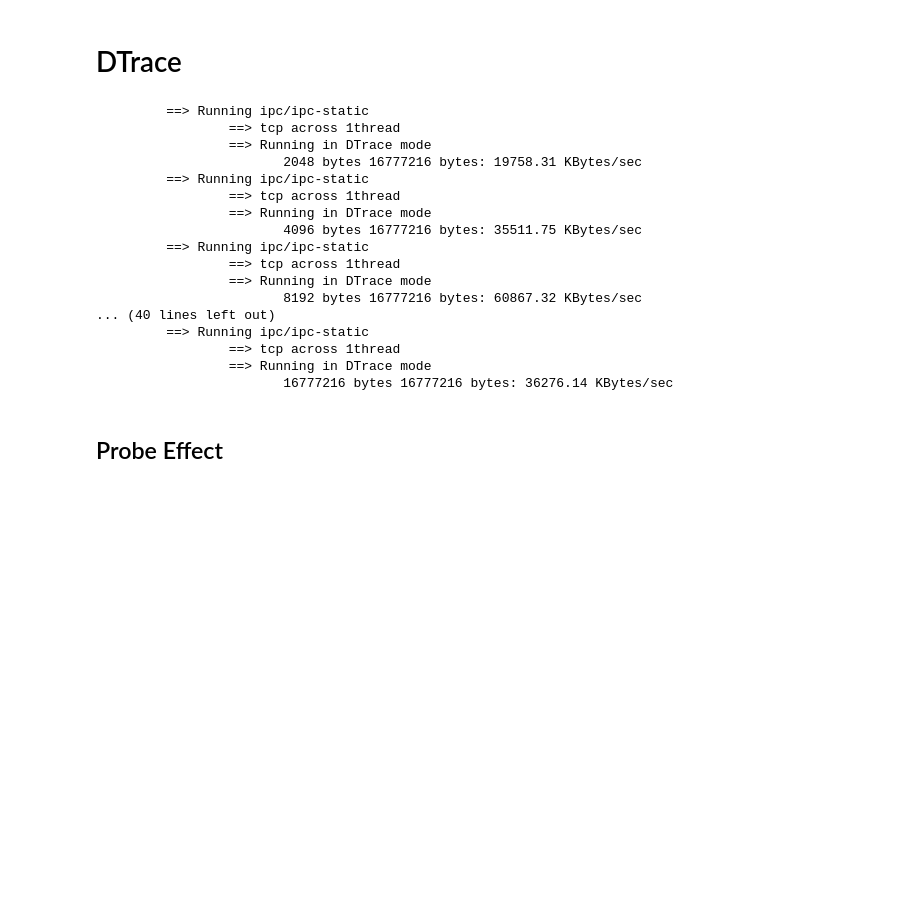
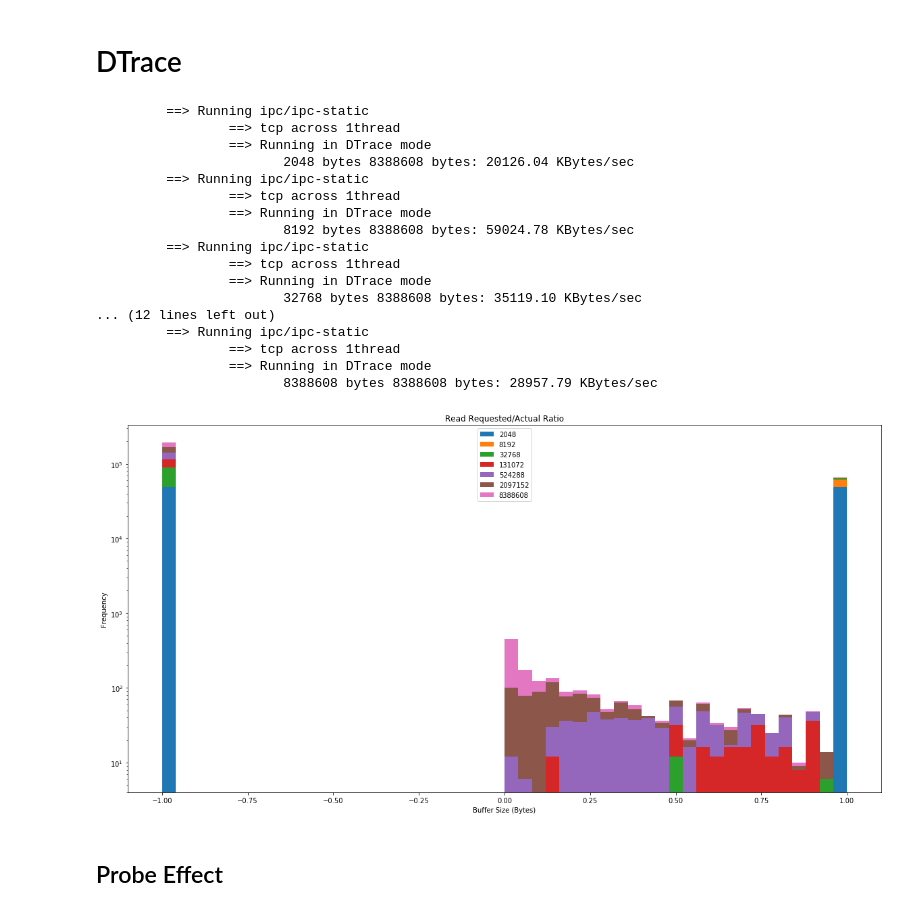
Before and after one commit to Michael137/os, a Jupyter notebook: l41-labs/lab2/lab2.ipynb, the cells around one changed output. Drawn from its saved outputs; the diff is of its cells as text; code cells hidden in the pictures; blank space fills up the shorter version.

Commit message:
make histogram more readable

```diff
--- a/l41-labs/lab2/lab2.ipynb
+++ b/l41-labs/lab2/lab2.ipynb
@@ -788,7 +788,7 @@ p.legend(["socketpair (matching buffer size)", "socketpair"])
 # DTrace
 # %%
 BUF_START = 512
-BUFFER_SIZES = [BUF_START * 2 ** exp for exp in range(2,16)]
+BUFFER_SIZES = [BUF_START * 2 ** exp for exp in range(2, 16, 2)] # step == 2: even numbers
 TOT_SIZES = [BUFFER_SIZES[-1]] # Keep constant at default 16MB (last value of BUFFER_SIZES)
 DTRACE_RUNS = 1
 RUNS = 12
@@ -875,23 +875,25 @@ for tot_sz in TOT_SIZES:
          ==> Running ipc/ipc-static
                  ==> tcp across 1thread
                  ==> Running in DTrace mode
-                        2048 bytes 16777216 bytes: 19758.31 KBytes/sec
+                        2048 bytes 8388608 bytes: 20126.04 KBytes/sec
          ==> Running ipc/ipc-static
                  ==> tcp across 1thread
                  ==> Running in DTrace mode
-                        4096 bytes 16777216 bytes: 35511.75 KBytes/sec
+                        8192 bytes 8388608 bytes: 59024.78 KBytes/sec
          ==> Running ipc/ipc-static
                  ==> tcp across 1thread
                  ==> Running in DTrace mode
-                        8192 bytes 16777216 bytes: 60867.32 KBytes/sec
-... (40 lines left out)
+                        32768 bytes 8388608 bytes: 35119.10 KBytes/sec
+... (12 lines left out)
          ==> Running ipc/ipc-static
                  ==> tcp across 1thread
                  ==> Running in DTrace mode
-                        16777216 bytes 16777216 bytes: 36276.14 KBytes/sec
+                        8388608 bytes 8388608 bytes: 28957.79 KBytes/sec
 # %%
 pairs = process_rw_pairs(results)
-graph_rw_pairs(pairs, 'reads', xlabel="Read Requested/Actual Ratio", ylabel="Frequency", title="Buffer Size (Bytes)")
+graph_rw_pairs(pairs, 'reads', xlabel="Buffer Size (Bytes)", ylabel="Frequency", title="Read Requested/Actual Ratio")
+# %% [output]
+[figure, added]
 # %% [markdown]
 ## Probe Effect
 # %%
```
